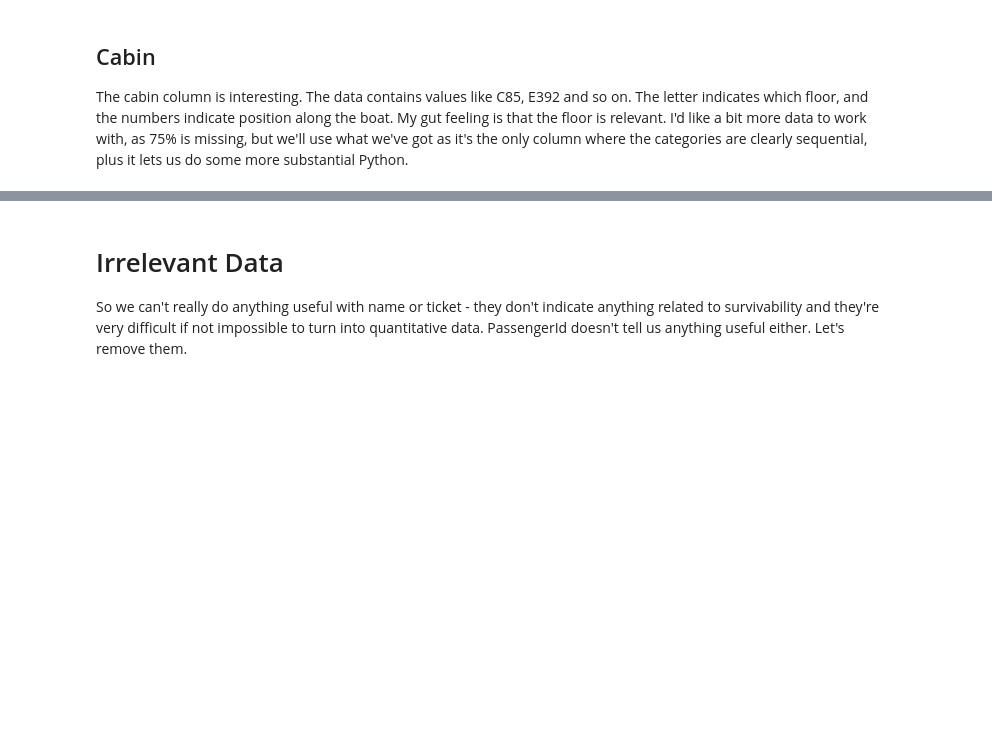
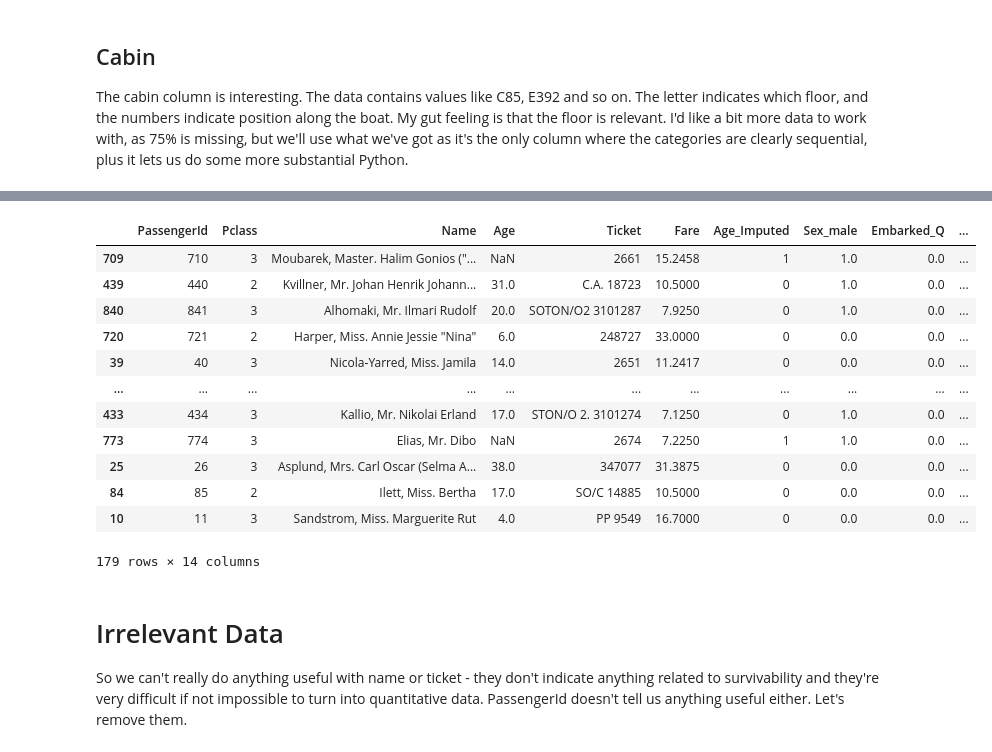
Before and after one commit to idontwantyourspamthanks/youtube-data-cleaning-exercise, a Jupyter notebook: Data_Cleaning.ipynb, the cells around one changed output, grey strips where cells are left out. Cells and saved outputs as stored; diff of their text form; code cells hidden in the pictures; blank space fills up the shorter version.

```diff
--- a/Data_Cleaning.ipynb
+++ b/Data_Cleaning.ipynb
@@ -227,3 +251,23 @@ oh_valid_df.drop('Cabin', axis=1, inplace=True)
+# %%
+oh_train_df['FamilySize'] = oh_train_df['SibSp'] + oh_train_df['Parch'] + 1
+oh_valid_df['FamilySize'] = oh_valid_df['SibSp'] + oh_valid_df['Parch'] + 1
+oh_train_df.drop(['SibSp', 'Parch'], axis=1, inplace=True)
+oh_valid_df.drop(['SibSp', 'Parch'], axis=1, inplace=True)
+oh_valid_df
+# %% [output]
+|  | PassengerId | Pclass | Name | Age | Ticket | Fare | Age_Imputed | Sex_male | Embarked_Q | ... |
+| 709 | 710 | 3 | Moubarek, Master. Halim Gonios ("... | NaN | 2661 | 15.2458 | 1 | 1.0 | 0.0 | ... |
+| 439 | 440 | 2 | Kvillner, Mr. Johan Henrik Johann... | 31.0 | C.A. 18723 | 10.5000 | 0 | 1.0 | 0.0 | ... |
+| 840 | 841 | 3 | Alhomaki, Mr. Ilmari Rudolf | 20.0 | SOTON/O2 3101287 | 7.9250 | 0 | 1.0 | 0.0 | ... |
+| 720 | 721 | 2 | Harper, Miss. Annie Jessie "Nina" | 6.0 | 248727 | 33.0000 | 0 | 0.0 | 0.0 | ... |
+| 39 | 40 | 3 | Nicola-Yarred, Miss. Jamila | 14.0 | 2651 | 11.2417 | 0 | 0.0 | 0.0 | ... |
+| ... | ... | ... | ... | ... | ... | ... | ... | ... | ... | ... |
+| 433 | 434 | 3 | Kallio, Mr. Nikolai Erland | 17.0 | STON/O 2. 3101274 | 7.1250 | 0 | 1.0 | 0.0 | ... |
+| 773 | 774 | 3 | Elias, Mr. Dibo | NaN | 2674 | 7.2250 | 1 | 1.0 | 0.0 | ... |
+| 25 | 26 | 3 | Asplund, Mrs. Carl Oscar (Selma A... | 38.0 | 347077 | 31.3875 | 0 | 0.0 | 0.0 | ... |
+| 84 | 85 | 2 | Ilett, Miss. Bertha | 17.0 | SO/C 14885 | 10.5000 | 0 | 0.0 | 0.0 | ... |
+| 10 | 11 | 3 | Sandstrom, Miss. Marguerite Rut | 4.0 | PP 9549 | 16.7000 | 0 | 0.0 | 0.0 | ... |
+179 rows × 14 columns
 # %% [markdown]
 # Irrelevant Data
 
```
Also changed, not shown: parts of 6 cells of this notebook.
